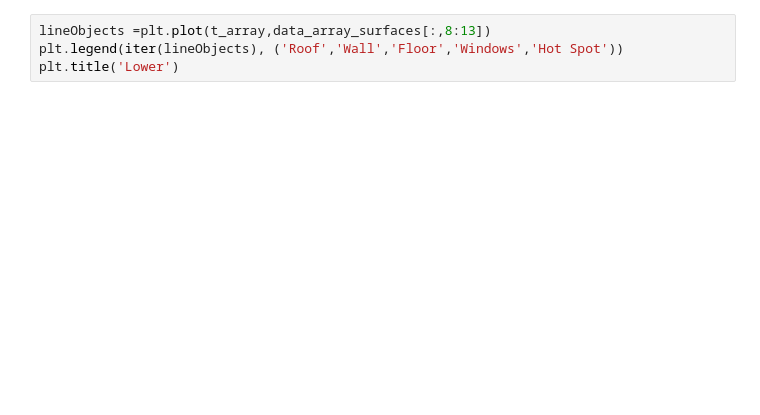
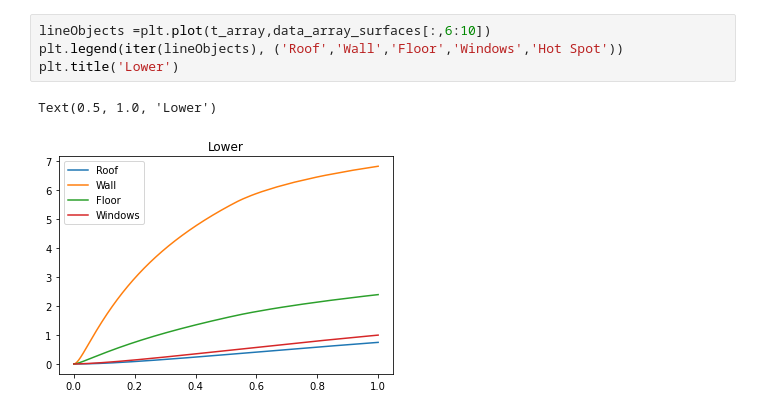
Before and after one commit to l-hemsley/HeatingModel, a Jupyter notebook: ChurchModel.ipynb, the cells around one changed output. Cells and saved outputs as stored; diff of their text form; blank space fills up the shorter version.

```diff
--- a/ChurchModel.ipynb
+++ b/ChurchModel.ipynb
@@ -115,7 +138,10 @@ plt.title('Middle')
 # %%
-lineObjects =plt.plot(t_array,data_array_surfaces[:,8:13])
+lineObjects =plt.plot(t_array,data_array_surfaces[:,6:10])
 plt.legend(iter(lineObjects), ('Roof','Wall','Floor','Windows','Hot Spot'))
 plt.title('Lower')
+# %% [output]
+Text(0.5, 1.0, 'Lower')
+[figure, added]
 # %%
 plt.plot(Qin_cumul)
 plt.title('Cumulative Q')
```
Also changed, not shown: parts of 9 cells of this notebook, 3 other files.
